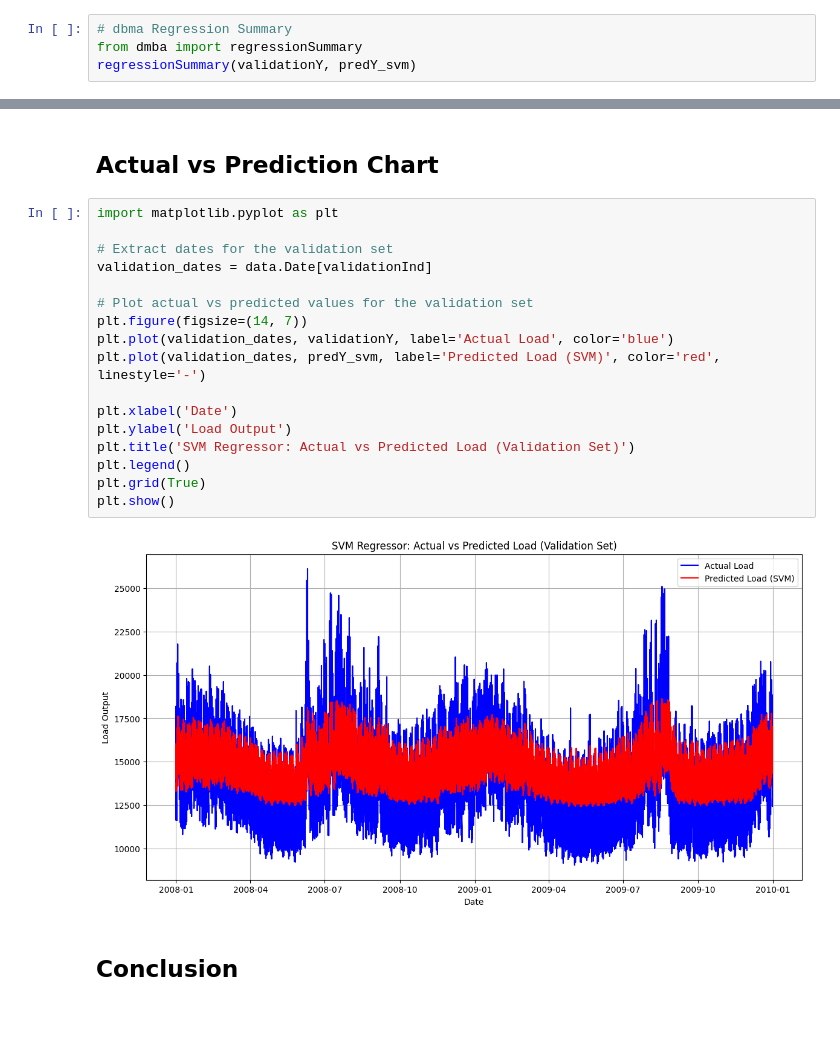
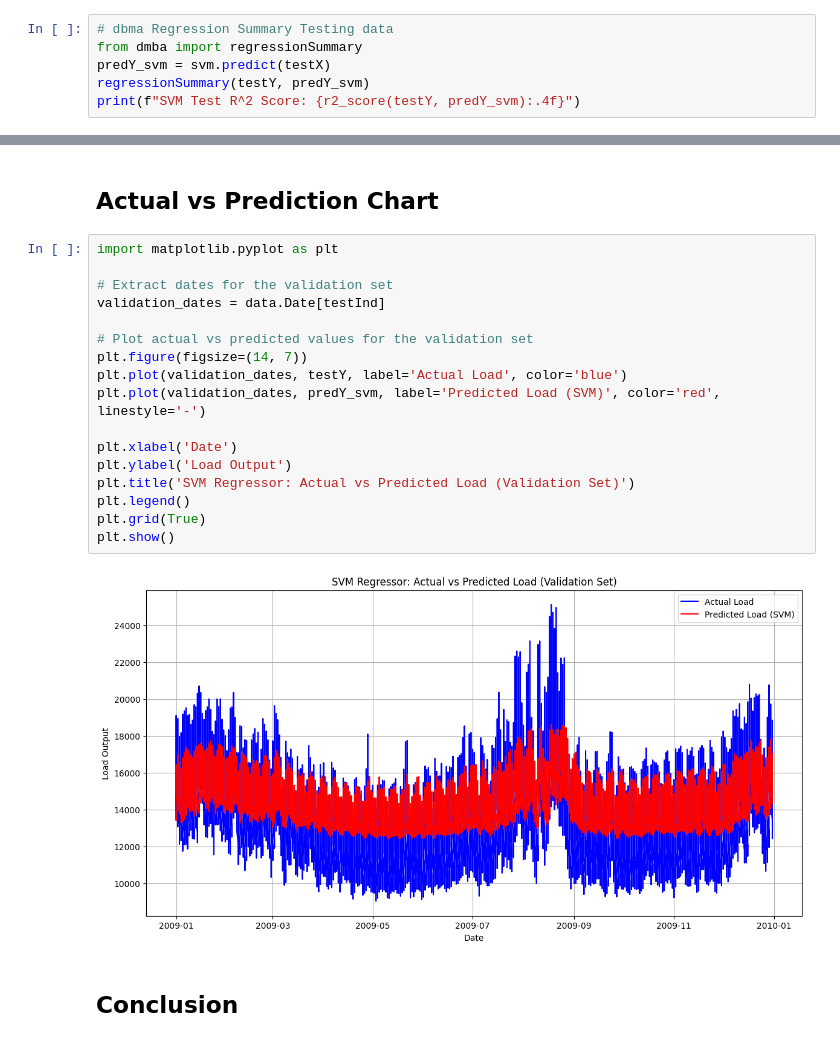
Before and after one commit to BrainsCorp/Electricity_Load_n_Price_Forecasting, a Jupyter notebook: notebooks/SVM.ipynb, the cells around one changed output, grey strips where cells are left out. Cells and saved outputs as stored; diff of their text form.

```diff
--- a/notebooks/SVM.ipynb
+++ b/notebooks/SVM.ipynb
@@ -265,9 +264,11 @@ SVM Validation R^2 Score: 0.6565
 # %% [markdown]
 ## Model Evaluation
 # %%
-# dbma Regression Summary
+# dbma Regression Summary Testing data
 from dmba import regressionSummary
-regressionSummary(validationY, predY_svm)
+predY_svm = svm.predict(testX)
+regressionSummary(testY, predY_svm)
+print(f"SVM Test R^2 Score: {r2_score(testY, predY_svm):.4f}")
 # %% [output]
 Regression statistics
 
@@ -281,22 +292,22 @@ Mean Absolute Percentage Error (MAPE) : 9.5234
 # %%
 import matplotlib.pyplot as plt
 
 # Extract dates for the validation set
-validation_dates = data.Date[validationInd]
+validation_dates = data.Date[testInd]
 
 # Plot actual vs predicted values for the validation set
 plt.figure(figsize=(14, 7))
-plt.plot(validation_dates, validationY, label='Actual Load', color='blue')
+plt.plot(validation_dates, testY, label='Actual Load', color='blue')
 plt.plot(validation_dates, predY_svm, label='Predicted Load (SVM)', color='red', linestyle='-')
 
 plt.xlabel('Date')
 plt.ylabel('Load Output')
 plt.title('SVM Regressor: Actual vs Predicted Load (Validation Set)')
 plt.legend()
 plt.grid(True)
 plt.show()
 # %% [output]
-[figure, old version]
+[figure, new version]
 # %% [markdown]
 ## Conclusion
 # %% [markdown]
```
Also changed, not shown: parts of 4 cells of this notebook, 2 other files.
